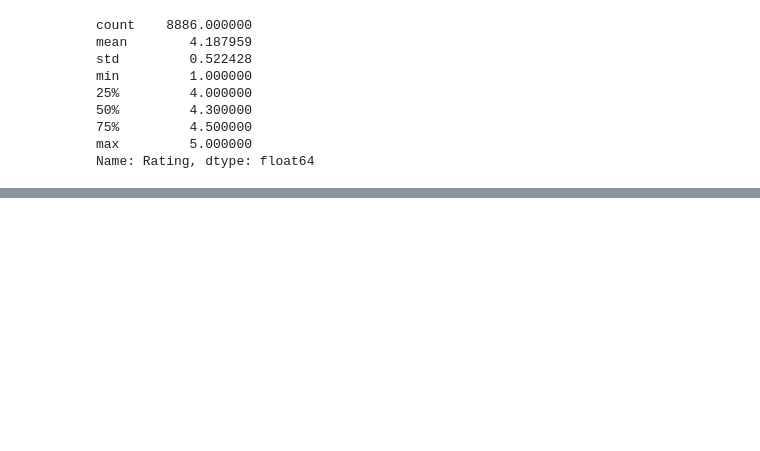
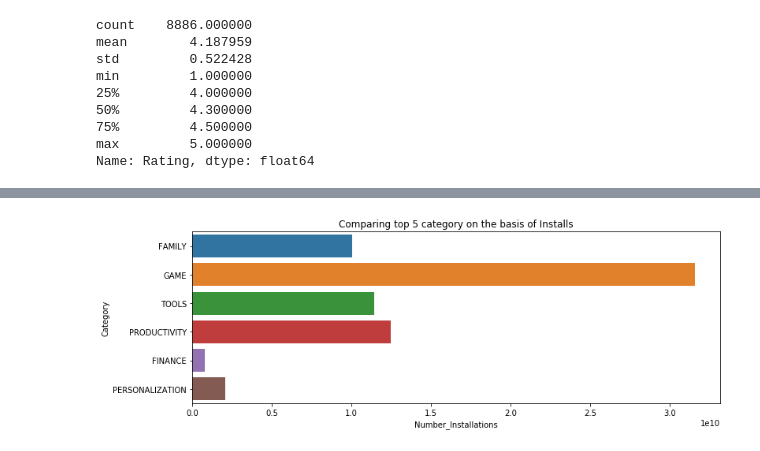
Before and after one commit to Kashish-Chugh/EDA_Play_Store_Apps, a Jupyter notebook: Google+playStore+Apps.ipynb, the cells around one changed output, grey strips where cells are left out. Saved outputs shown, nothing was run; the diff lists cells and outputs as text; code cells hidden in the pictures; blank space fills up the shorter version.

```diff
--- a/Google+playStore+Apps.ipynb
+++ b/Google+playStore+Apps.ipynb
@@ -224,0 +237,23 @@ sns.distplot(df.Rating)
+# %%
+top_cat=df.groupby('Category').size().reset_index(name='Count').nlargest(6,'Count')
+cat=top_cat.Category.tolist()
+data_top6=df.groupby('Category')['Installs'].agg('sum').loc[cat].reset_index(name='Number_Installations')
+data=df.groupby('Category')['Installs'].agg('sum').reset_index(name='Number_Installations')
+
+#Comparing top 5 category on the basis of 'Installs'
+def compare_6(data):
+    fig = plt.figure(figsize=(12,4))
+    title=plt.title('Comparing top 5 category on the basis of Installs')
+    bar=sns.barplot(y=data['Category'],x=data['Number_Installations'])
+    plt.show(bar)
+
+#Comparing all categoryies on the basis of 'Installs'
+def compare_all(data):
+    fig = plt.figure(figsize=(12,7))
+    title=plt.title('Comparing all categories on the basis of Installs')
+    bar=sns.barplot(y=data['Category'],x=data['Number_Installations'])
+    plt.show(bar)
+
+compare_6(data_top6)
+# %% [output]
+[figure, added]
```
Also changed, not shown: parts of 5 cells of this notebook, 4 other files.
